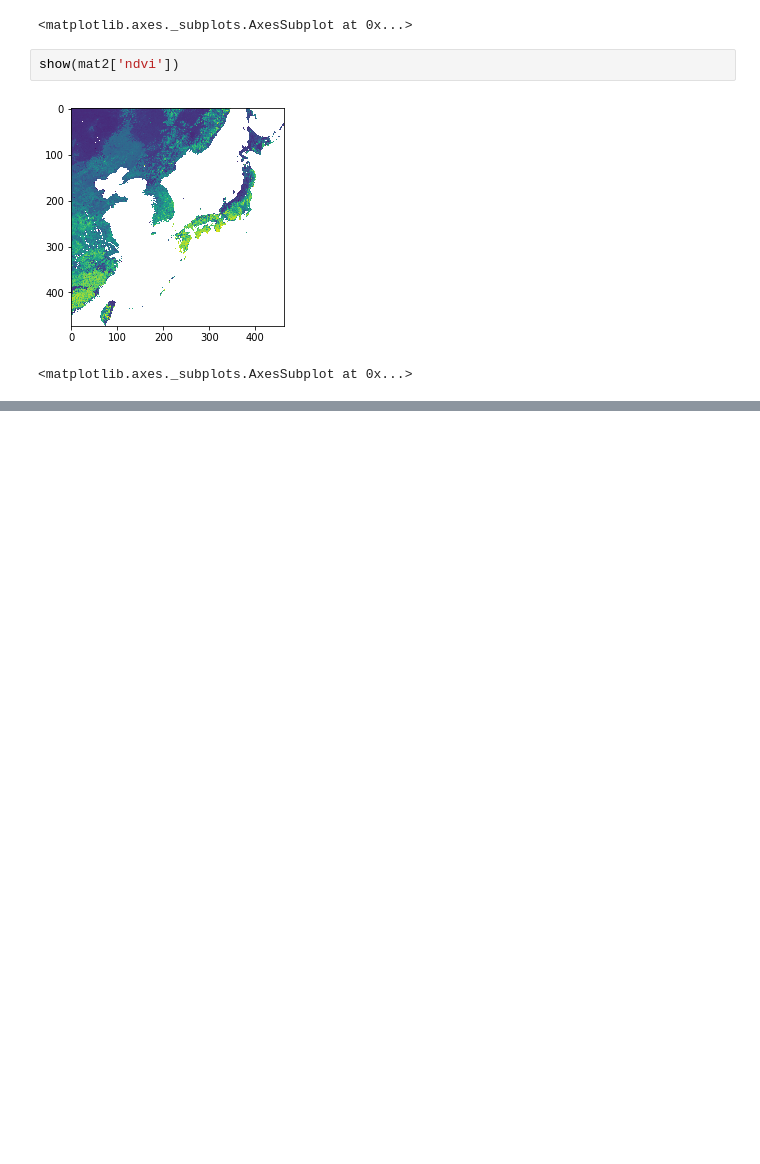
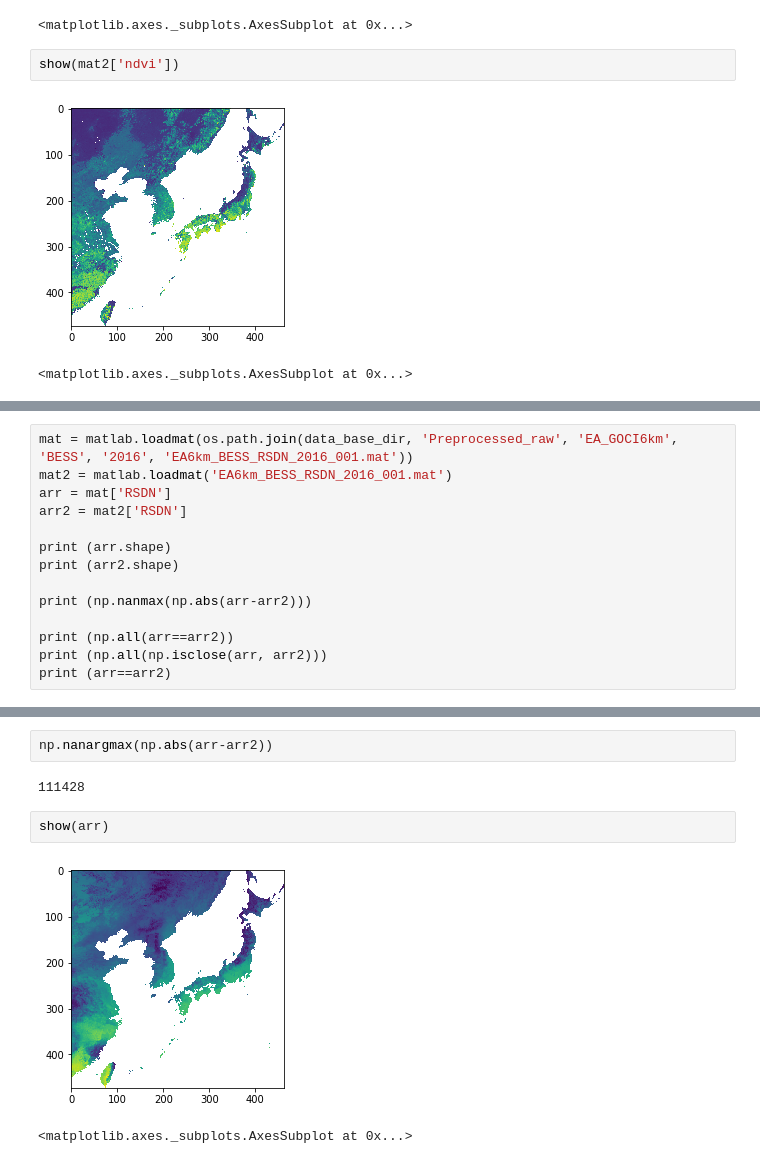
Before and after one commit to cogito288/GEMS_python, a Jupyter notebook: python-refactor/Code/pre_02_raw/test.ipynb, the cells around one changed output, grey strips where cells are left out. Drawn from its saved outputs; the diff is of its cells as text; blank space fills up the shorter version.

Commit message:
done data 02

```diff
--- a/python-refactor/Code/pre_02_raw/test.ipynb
+++ b/python-refactor/Code/pre_02_raw/test.ipynb
@@ -68,0 +71,14 @@ show(mat2['ndvi'])
+# %%
+mat = matlab.loadmat(os.path.join(data_base_dir, 'Preprocessed_raw', 'EA_GOCI6km', 'BESS', '2016', 'EA6km_BESS_RSDN_2016_001.mat'))
+mat2 = matlab.loadmat('EA6km_BESS_RSDN_2016_001.mat')
+arr = mat['RSDN']
+arr2 = mat2['RSDN']
+
+print (arr.shape)
+print (arr2.shape)
+
+print (np.nanmax(np.abs(arr-arr2)))
+
+print (np.all(arr==arr2))
+print (np.all(np.isclose(arr, arr2)))
+print (arr==arr2)
@@ -68,0 +125,9 @@ show(mat2['ndvi'])
+# %%
+np.nanargmax(np.abs(arr-arr2))
+# %% [output]
+111428
+# %%
+show(arr)
+# %% [output]
+[figure, added]
+<matplotlib.axes._subplots.AxesSubplot at 0x...>
```
Also changed, not shown: parts of 8 cells of this notebook, 3 other files.
